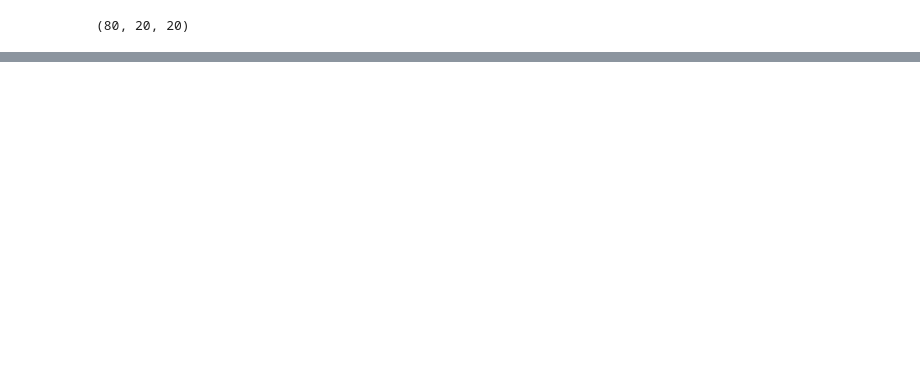
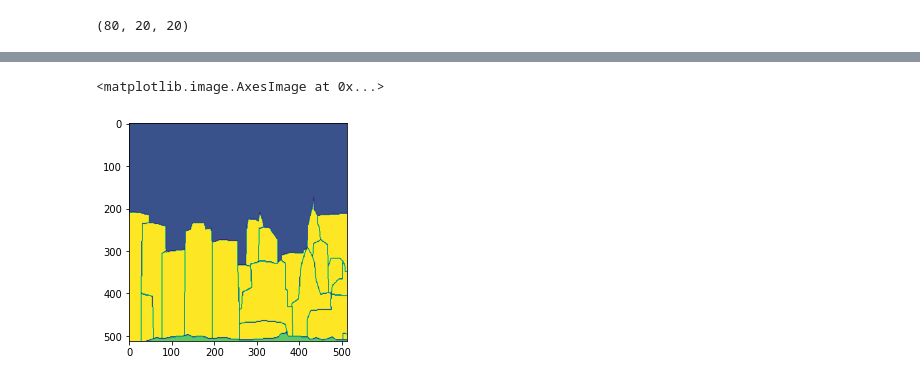
Before and after one commit to vassiliskrikonis/improving-segmentation-with-evidence-transfer, a Jupyter notebook: Evidence Transfer example.ipynb, the cells around one changed output, grey strips where cells are left out. Saved outputs shown, nothing was run; the diff lists cells and outputs as text; code cells hidden in the pictures; blank space fills up the shorter version.

```diff
--- a/Evidence Transfer example.ipynb
+++ b/Evidence Transfer example.ipynb
@@ -57,0 +80,5 @@ unet.load_weights('checkpoints/baseline-weights.h5')
+# %%
+plt.imshow(annot.numpy().argmax(-1))
+# %% [output]
+<matplotlib.image.AxesImage at 0x...>
+[figure, added]
```
Also changed, not shown: parts of 14 cells of this notebook, 1 other file.
